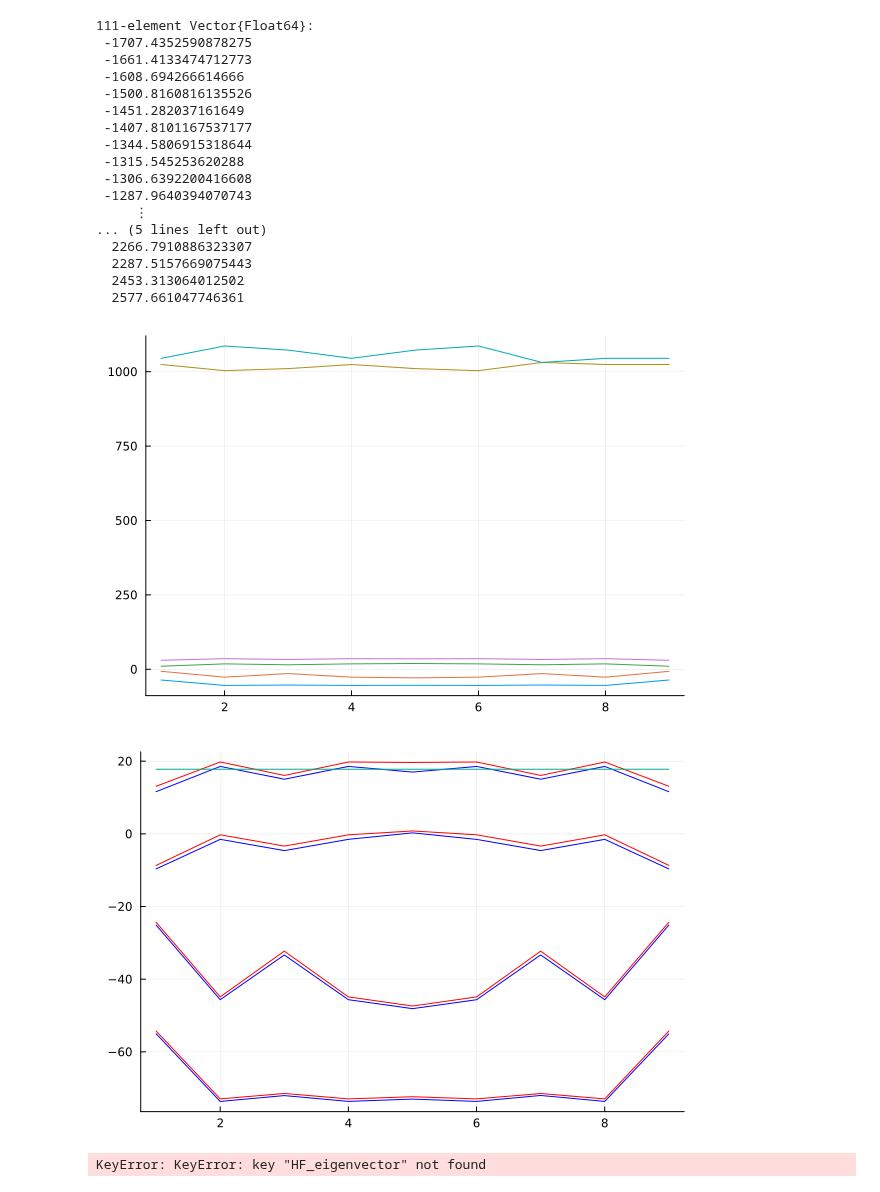
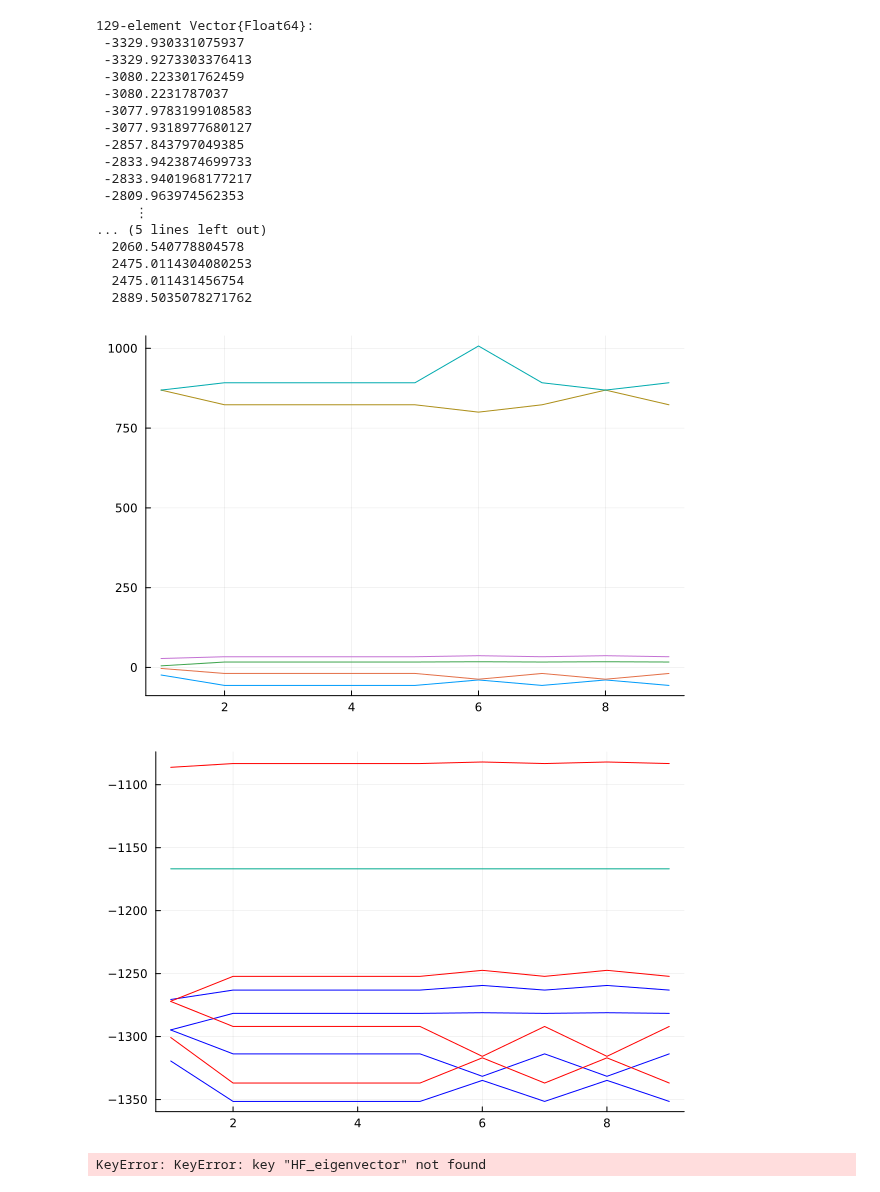
Before and after one commit to ttx002000/HF_Moire, a Jupyter notebook: data_collection/TMD_exciton_codoping/data_output/test.ipynb, the cells around one changed output. Drawn from its saved outputs; the diff is of its cells as text; code cells hidden in the pictures.

```diff
--- a/data_collection/TMD_exciton_codoping/data_output/test.ipynb
+++ b/data_collection/TMD_exciton_codoping/data_output/test.ipynb
@@ -1,6 +1,6 @@
 # %%
 using JLD2,Plots
 # %%
-pp=load("0.6mt-0.6mm-0.6mb0.0Vt0.0phit20.8Vm107.7phim20.8Vb-107.7phib6.0er1000.0Eg3.89theta-23.8w1.0holenum5.0trytime1.0geo.jld2")
+pp=load("0.36mt-0.6mm-0.6mb0.0Vt0.0phit20.8Vm107.7phim20.8Vb-107.7phib15.0er800.0Eg3.89theta-23.8w1.0holenum5.0trytime1.0geo.jld2")
 # %% [output]
 Dict{String, Any} with 12 entries:
@@ -59,48 +59,48 @@ pp["HF_chern"]
 # %%
 pp["HF_eigenvalue"][1][1]
 # %% [output]
-111-element Vector{Float64}:
- -1707.4352590878275
- -1661.4133474712773
- -1608.694266614666
- -1500.8160816135526
- -1451.282037161649
- -1407.8101167537177
- -1344.5806915318644
- -1315.545253620288
- -1306.6392200416608
- -1287.9640394070743
+129-element Vector{Float64}:
+ -3329.930331075937
+ -3329.9273303376413
+ -3080.223301762459
+ -3080.2231787037
+ -3077.9783199108583
+ -3077.9318977680127
+ -2857.843797049385
+ -2833.9423874699733
+ -2833.9401968177217
+ -2809.963974562353
      ⋮
 ... (5 lines left out)
-  2266.7910886323307
-  2287.5157669075443
-  2453.313064012502
-  2577.661047746361
+  2060.540778804578
+  2475.0114304080253
+  2475.011431456754
+  2889.5035078271762
 # %%
 using Plots
-ploteigenvalue=zeros(ComplexF64,9,111)
+ploteigenvalue=zeros(ComplexF64,9,129)
 for ja in 1:9
  ploteigenvalue[ja,:]=pp["single_eigenvalue"][ja][1]
 end
 
-plot(collect(1:1:9),real.(ploteigenvalue[:,2*37-3:2*37+2]),legend=false)
+plot(collect(1:1:9),real.(ploteigenvalue[:,2*43-3:2*43+2]),legend=false)
 # %% [output]
-[figure, old version]
+[figure, new version]
 # %%
-ploteigenvalue=zeros(ComplexF64,9,111)
+ploteigenvalue=zeros(ComplexF64,9,129)
 for ja in 1:9
  ploteigenvalue[ja,:]=pp["HF_eigenvalue"][ja][1]
 end
-plot(collect(1:1:9),real.(ploteigenvalue[:,2*37-3:2*37]),legend=false,linecolor=:blue)
+plot(collect(1:1:9),real.(ploteigenvalue[:,2*43-3:2*43]),legend=false,linecolor=:blue)
 
-ploteigenvalue=zeros(ComplexF64,9,111)
+ploteigenvalue=zeros(ComplexF64,9,129)
 for ja in 1:9
  ploteigenvalue[ja,:]=pp["HF_eigenvalue"][ja][2]
 end
-plot!(collect(1:1:9),real.(ploteigenvalue[:,2*37-3:2*37]),legend=false,linecolor=:red)
+plot!(collect(1:1:9),real.(ploteigenvalue[:,2*43-3:2*43]),legend=false,linecolor=:red)
 plot!([1,9],[pp["bound"],pp["bound"]])
 # %% [output]
-[figure, old version]
+[figure, new version]
 # %%
 index=2*37
 l1=0
```
Also changed, not shown: parts of 10 cells of this notebook, 3 other files.
